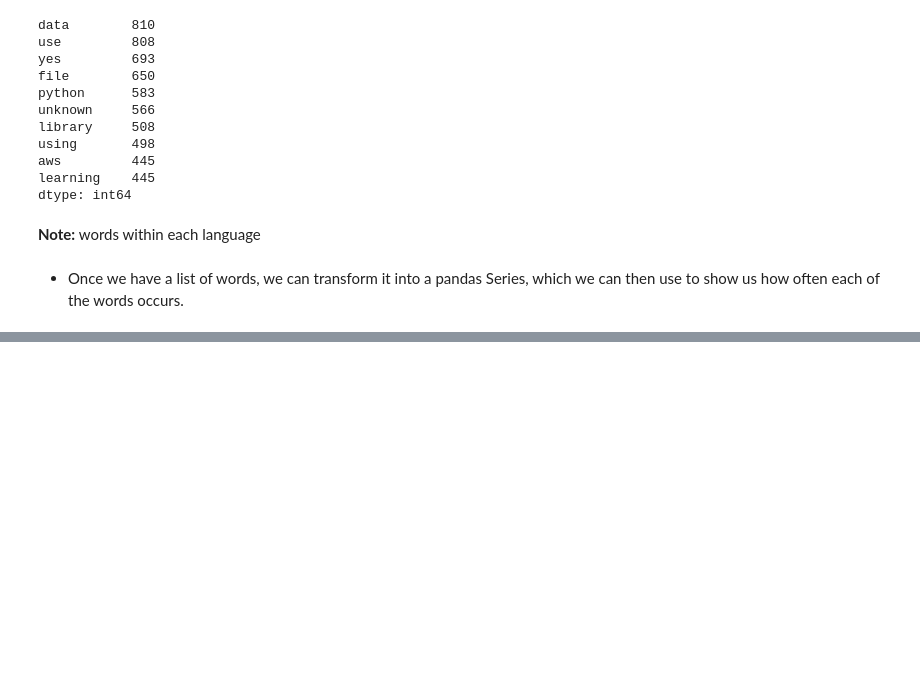
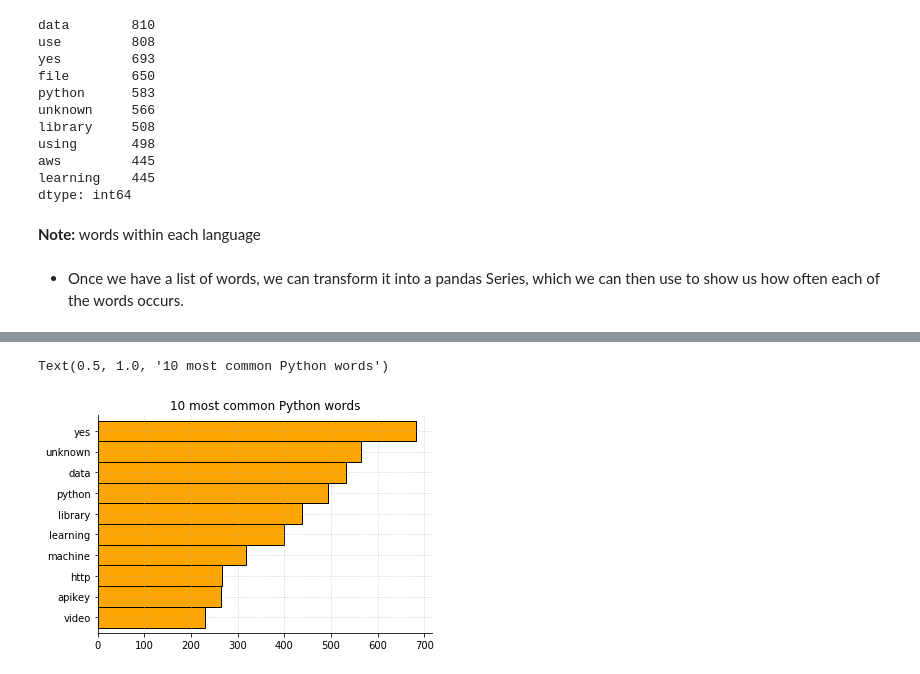
Before and after one commit to cera-amici/github-readme-nlp, a Jupyter notebook: github_readme_nlp.ipynb, the cells around one changed output, grey strips where cells are left out. Drawn from its saved outputs; the diff is of its cells as text; code cells hidden in the pictures; blank space fills up the shorter version.

```diff
--- a/github_readme_nlp.ipynb
+++ b/github_readme_nlp.ipynb
@@ -157,0 +187,6 @@ word_counts.head().T
+# %%
+raw_count.sort_values(by='Python').Python.tail(10).plot.barh(width=1, color='Orange')
+plt.title('10 most common Python words')
+# %% [output]
+Text(0.5, 1.0, '10 most common Python words')
+[figure, added]
```
Also changed, not shown: parts of 16 cells of this notebook.
